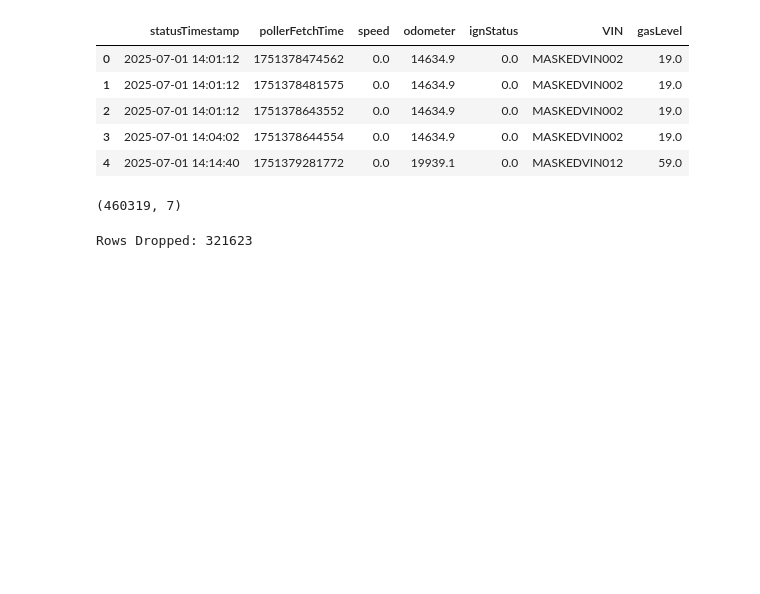
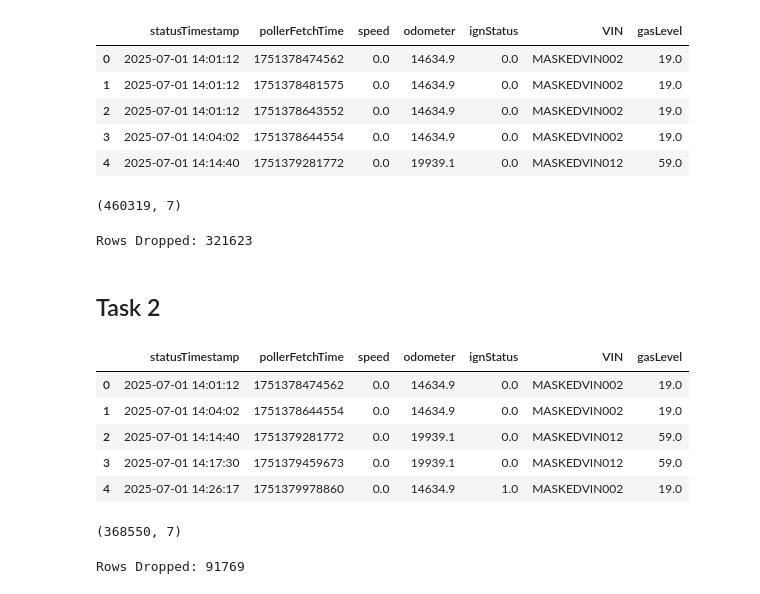
Before and after one commit to thirumuruganra/ds_assement_2026_summer_intern, a Jupyter notebook: tasks.ipynb, the cells around one changed output. Saved outputs shown, nothing was run; the diff lists cells and outputs as text; code cells hidden in the pictures; blank space fills up the shorter version.

Commit message:
Task 2 Code

```diff
--- a/tasks.ipynb
+++ b/tasks.ipynb
@@ -150,3 +150,35 @@ rowsDropped =  new_df.shape[0] - cleaned_df.shape[0]
 print(f"Rows Dropped: {rowsDropped}")
 # %% [output]
 Rows Dropped: 321623
+# %% [markdown]
+## Task 2
+# %%
+def remove_conflicting_messages(df):
+    """
+    Removes duplicate/conflicting messages with the same statusTimestamp.
+    Keeps only the first message (by pollerFetchTime) for each statusTimestamp.
+    """
+    df_sorted = df.sort_values(['statusTimestamp', 'pollerFetchTime'])
+    # Drop duplicates, keeping the first (earliest pollerFetchTime)
+    df_2 = df_sorted.drop_duplicates(subset=['statusTimestamp'], keep='first')
+    return df_2.reset_index(drop=True)
+# %%
+new_df2 = remove_conflicting_messages(cleaned_df)
+# %%
+new_df2.head()
+# %% [output]
+|  | statusTimestamp | pollerFetchTime | speed | odometer | ignStatus | VIN | gasLevel |
+| 0 | 2025-07-01 14:01:12 | 1751378474562 | 0.0 | 14634.9 | 0.0 | MASKEDVIN002 | 19.0 |
+| 1 | 2025-07-01 14:04:02 | 1751378644554 | 0.0 | 14634.9 | 0.0 | MASKEDVIN002 | 19.0 |
+| 2 | 2025-07-01 14:14:40 | 1751379281772 | 0.0 | 19939.1 | 0.0 | MASKEDVIN012 | 59.0 |
+| 3 | 2025-07-01 14:17:30 | 1751379459673 | 0.0 | 19939.1 | 0.0 | MASKEDVIN012 | 59.0 |
+| 4 | 2025-07-01 14:26:17 | 1751379978860 | 0.0 | 14634.9 | 1.0 | MASKEDVIN002 | 19.0 |
+# %%
+new_df2.shape
+# %% [output]
+(368550, 7)
+# %%
+rowsDropped =  cleaned_df.shape[0] - new_df2.shape[0]
+print(f"Rows Dropped: {rowsDropped}")
+# %% [output]
+Rows Dropped: 91769
```
